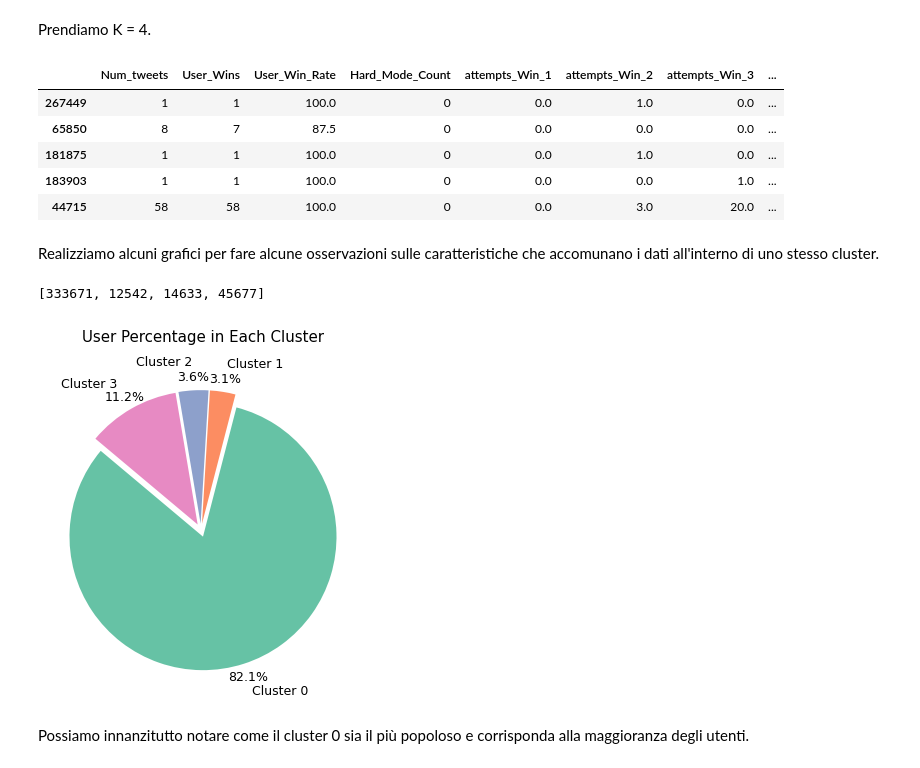
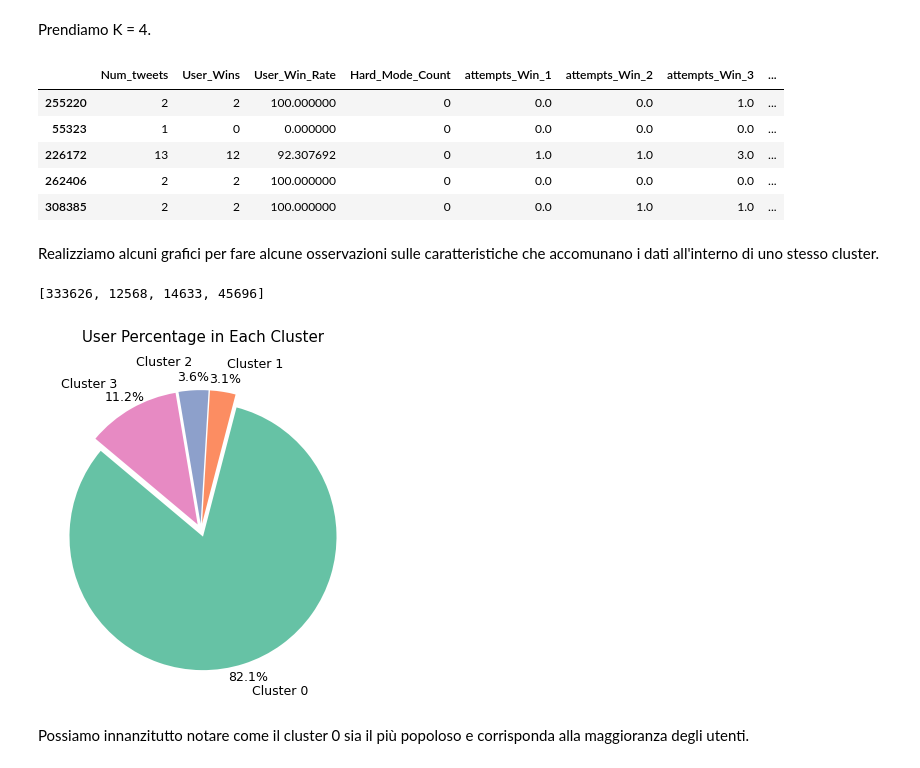
Before and after one commit to roby-ianny/IannelloSuffia_DataScienceProject, a Jupyter notebook: DataScienceProject.ipynb, the cells around one changed output. Cells and saved outputs as stored; diff of their text form; code cells hidden in the pictures.

Commit message:
init con k-means++

```diff
--- a/DataScienceProject.ipynb
+++ b/DataScienceProject.ipynb
@@ -1900,22 +1900,22 @@ plt.show()
 # %% [markdown]
 Prendiamo K = 4.
 # %%
-kmeans = KMeans(n_clusters=4, random_state=16)
+kmeans = KMeans(n_clusters=4,init = 'k-means++',random_state=42)
 
 kmeans.fit(X_scaled_user)
 
 cluster_labels = kmeans.labels_
 
 user_clustering['Cluster'] = cluster_labels
 
 user_clustering.sample(5).head()
 # %% [output]
 |  | Num_tweets | User_Wins | User_Win_Rate | Hard_Mode_Count | attempts_Win_1 | attempts_Win_2 | attempts_Win_3 | ... |
-| 267449 | 1 | 1 | 100.0 | 0 | 0.0 | 1.0 | 0.0 | ... |
-| 65850 | 8 | 7 | 87.5 | 0 | 0.0 | 0.0 | 0.0 | ... |
-| 181875 | 1 | 1 | 100.0 | 0 | 0.0 | 1.0 | 0.0 | ... |
-| 183903 | 1 | 1 | 100.0 | 0 | 0.0 | 0.0 | 1.0 | ... |
-| 44715 | 58 | 58 | 100.0 | 0 | 0.0 | 3.0 | 20.0 | ... |
+| 255220 | 2 | 2 | 100.000000 | 0 | 0.0 | 0.0 | 1.0 | ... |
+| 55323 | 1 | 0 | 0.000000 | 0 | 0.0 | 0.0 | 0.0 | ... |
+| 226172 | 13 | 12 | 92.307692 | 0 | 1.0 | 1.0 | 3.0 | ... |
+| 262406 | 2 | 2 | 100.000000 | 0 | 0.0 | 0.0 | 0.0 | ... |
+| 308385 | 2 | 2 | 100.000000 | 0 | 0.0 | 1.0 | 1.0 | ... |
 # %% [markdown]
 Realizziamo alcuni grafici per fare alcune osservazioni sulle caratteristiche che accomunano i dati all'interno di uno stesso cluster.
 # %%
@@ -1945,7 +1945,7 @@ pie = plt.title('User Percentage in Each Cluster', pad=25)
 plt.axis('equal')
 plt.show()
 # %% [output]
-[333671, 12542, 14633, 45677]
+[333626, 12568, 14633, 45696]
 [figure]
 # %% [markdown]
 Possiamo innanzitutto notare come il cluster 0 sia il più popoloso e corrisponda alla maggioranza degli utenti.
```
Also changed, not shown: parts of 3 cells of this notebook.
